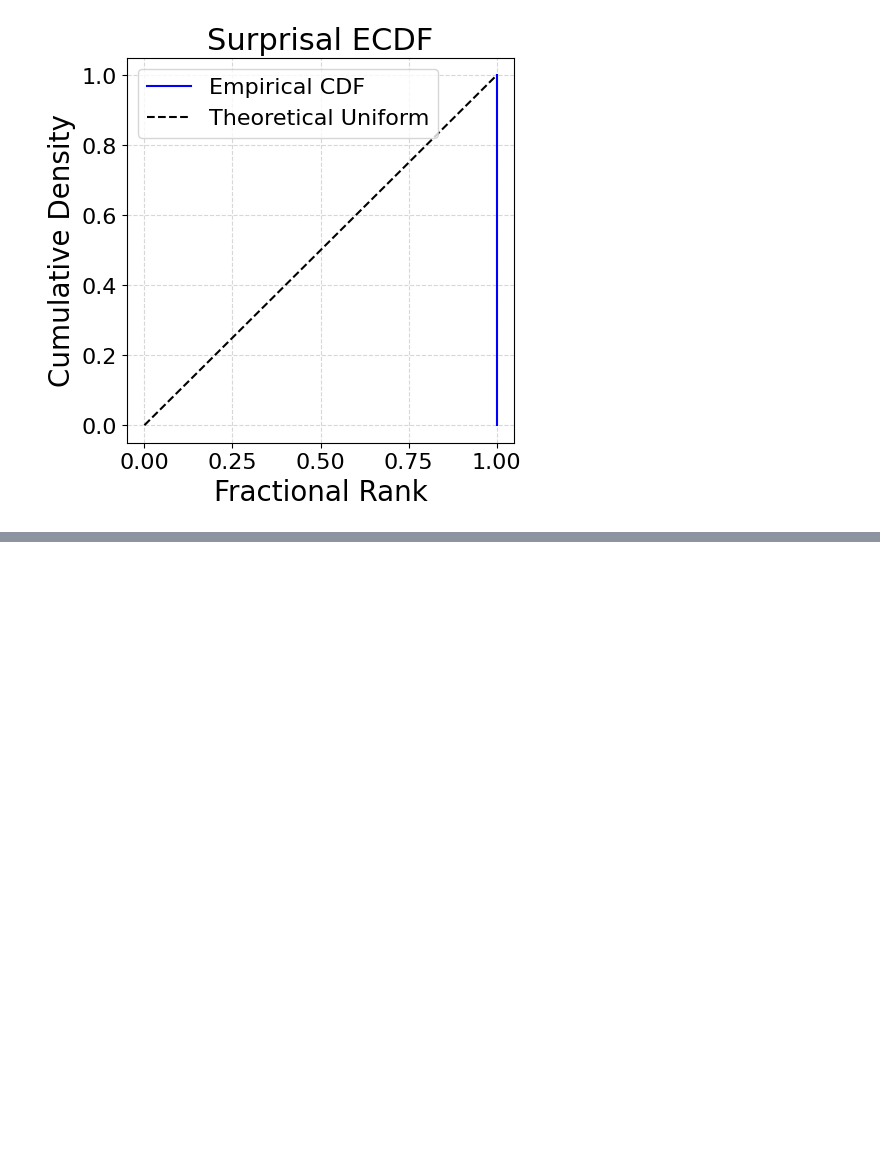
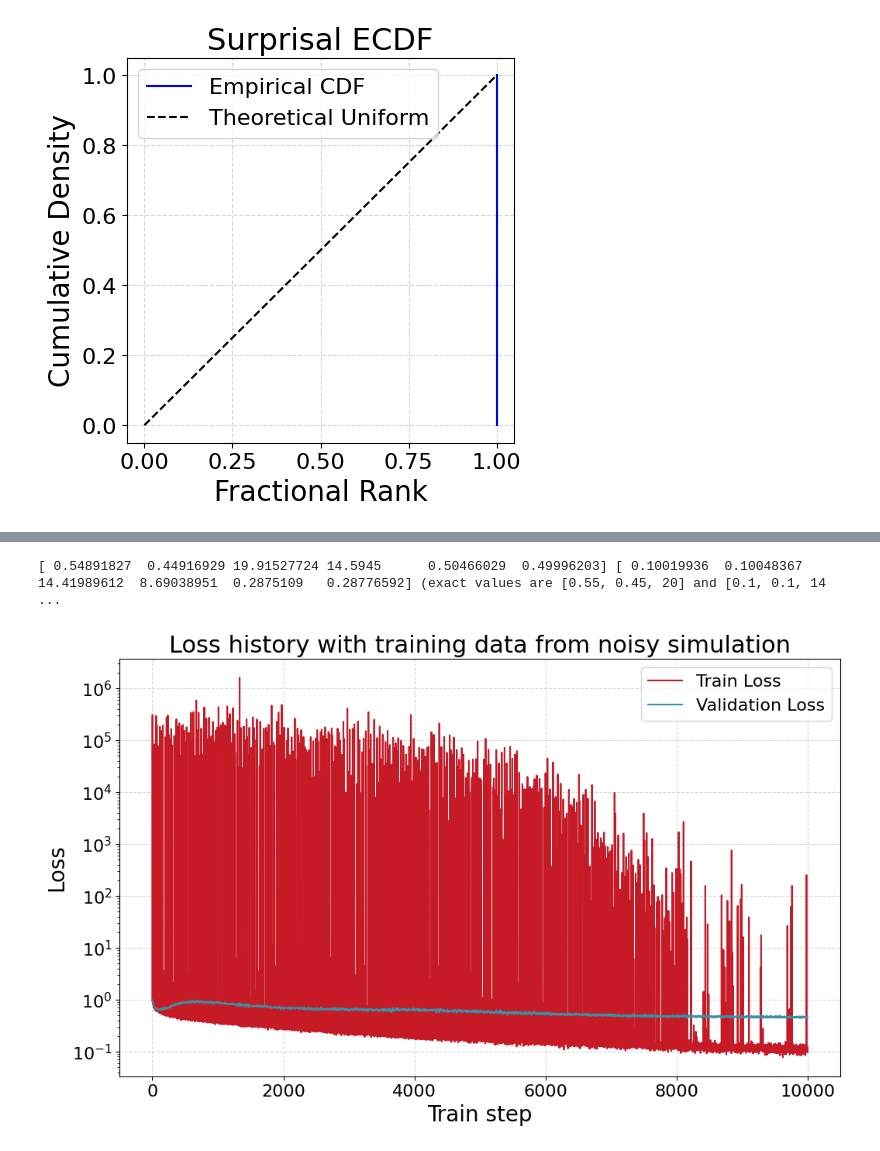
Before and after one commit to juancprolam/generative_neural_networks_for_the_sciences, a Jupyter notebook: ex04/epidemiology-part-2-w-sample.ipynb, the cells around one changed output, grey strips where cells are left out. Cells and saved outputs as stored; diff of their text form; code cells hidden in the pictures; blank space fills up the shorter version.

```diff
--- a/ex04/epidemiology-part-2-w-sample.ipynb
+++ b/ex04/epidemiology-part-2-w-sample.ipynb
@@ -1679,0 +1811,55 @@ plot_ecdf_from_ranks(surprisals_ranks, n_posterior_samples=data_config['n_poster
+# %%
+prior_noisy = Prior(prior_fn_noisy, ['lambda', 'mu', 'I_0', 'L', 'rho', 'sigma_2'])
+mean, std = prior_noisy.get_stats()
+print(mean, std, "(exact values are [0.55, 0.45, 20] and [0.1, 0.1, 14])")
+
+simulator_noisy = Simulator(simulate_sir_noisy, prior=prior_noisy)
+mean, std = simulator.get_stats()
+#print(mean.shape, std.shape, simulator(prior_noisy(2)).shape)
+# %% [output]
+[ 0.54891827  0.44916929 19.91527724 14.5945      0.50466029  0.49996203] [ 0.10019936  0.10048367 14.41989612  8.69038951  0.2875109   0.28776592] (exact values are [0.55, 0.45, 20] and [0.1, 0.1, 14 ...
+# %%
+data_config_noisy =  {
+    'n_samples': 10000,
+    'n_validation': 100,
+    'prior': prior_noisy,
+    'simulator': simulator_noisy,
+    'n_test': 1000,
+}
+
+train_config_noisy = {
+    'batch_size': 512,
+    'shuffle': True,
+    'training_steps': 10000, # istead of fixed epochs - to have the same nr of steps when varying n_samples & batch_size
+    'learning_rate': 0.0001,
+    'gradient_clipping': 1.0,
+    'weight_decay': 1e-4,
+    'loss_fn': nn.MSELoss(),
+    'device': "cuda" if torch.cuda.is_available() else "cpu"
+}
+
+summary_config_noisy = {
+    'conv_channel_sizes': [],
+    'dense_sizes': [512, 512],
+    'dropout': 0,
+    'batch_norm': False,
+    'activation': nn.ReLU,
+}
+# %%
+prior_noisy = Prior(prior_fn_noisy,
+              labels=['lambda', 'mu', 'I_0', 'L', 'rho', 'sigma_2'])
+
+loss_history_noisy, summary_net_noisy = train(data_config_noisy, summary_config, train_config)
+# %%
+# Plot loss history for noisy data
+validation_point_noisy = np.linspace(0, len(loss_history_noisy['train']), len(loss_history_noisy['validation']))
+plt.plot(loss_history_noisy['train'], label='Train Loss')
+plt.plot(validation_point_noisy, loss_history_noisy['validation'], label='Validation Loss')
+plt.ylabel('Loss')
+plt.xlabel('Train step')
+plt.title('Loss history with training data from noisy simulation')
+plt.yscale('log')
+plt.legend()
+plt.show()
+# %% [output]
+[figure, added]
```
Also changed, not shown: parts of 21 cells of this notebook, 2 other files.
